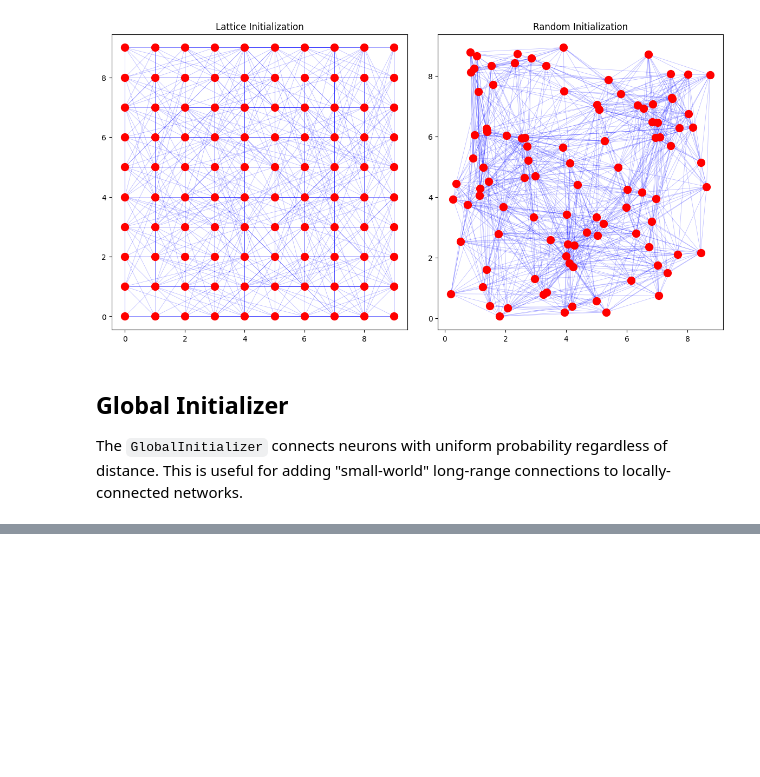
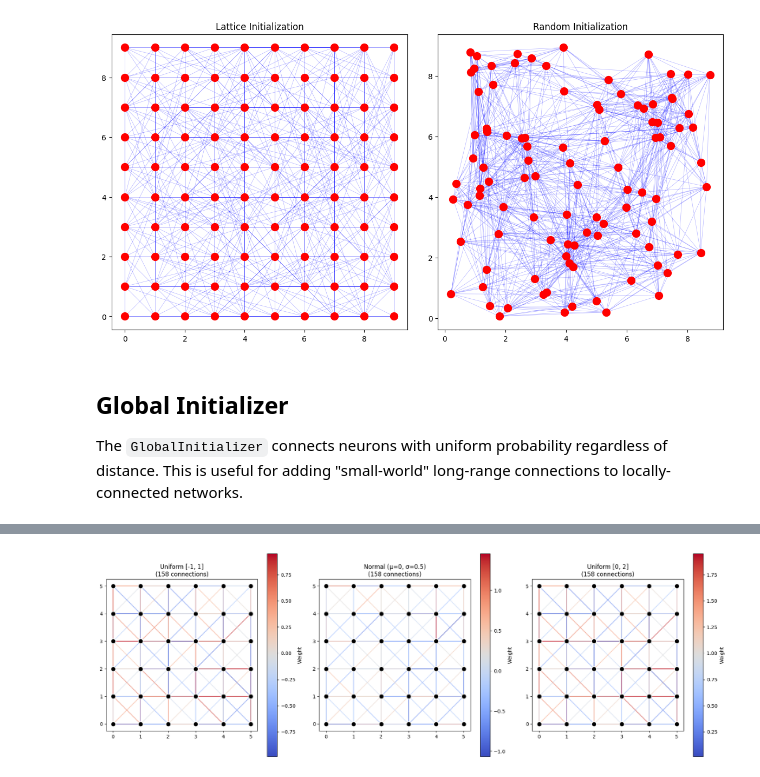
Before and after one commit to dominicm00/plsn, a Jupyter notebook: visualizations.ipynb, the cells around one changed output, grey strips where cells are left out. Drawn from its saved outputs; the diff is of its cells as text; code cells hidden in the pictures; blank space fills up the shorter version.

Commit message:
add random weight initialization

```diff
--- a/visualizations.ipynb
+++ b/visualizations.ipynb
@@ -160,0 +170,77 @@ plt.show()
+# %%
+from plsn.init import WeightInitializer
+from plsn.init.distributions import (
+    UniformWeightDistribution,
+    NormalWeightDistribution,
+)
+import matplotlib as mpl
+
+def visualize_weights(net, ax=None, title="Weight-Coded Network", cmap='coolwarm'):
+    """Visualize network with connections color-coded by weight."""
+    if ax is None:
+        fig, ax = plt.subplots(figsize=(8, 8))
+
+    # Collect all weights for normalization
+    all_weights = []
+    for i in range(net.num_neurons):
+        for j, w in net.get_outgoing(i):
+            all_weights.append(w)
+
+    if all_weights:
+        vmin, vmax = min(all_weights), max(all_weights)
+        norm = plt.Normalize(vmin=vmin, vmax=vmax)
+        colormap = mpl.colormaps.get_cmap(cmap)
+
+        # Draw connections with color based on weight
+        for i in range(net.num_neurons):
+            for j, w in net.get_outgoing(i):
+                p1 = net.neurons[i].position
+                p2 = net.neurons[j].position
+                color = colormap(norm(w))
+                ax.plot([p1[0], p2[0]], [p1[1], p2[1]],
+                       color=color, alpha=0.6, linewidth=1.5)
+
+        # Add colorbar
+        sm = mpl.cm.ScalarMappable(cmap=colormap, norm=norm)
+        sm.set_array([])
+        plt.colorbar(sm, ax=ax, label='Weight')
+
+    # Draw neurons
+    positions = np.array([n.position for n in net.neurons])
+    ax.scatter(positions[:, 0], positions[:, 1],
+              s=100, c='black', zorder=5, edgecolors='white', linewidths=1.5)
+
+    ax.set_title(title)
+    ax.set_aspect('equal')
+    return ax
+
+# Create networks with different weight distributions
+fig, axes = plt.subplots(1, 3, figsize=(18, 6))
+
+configs = [
+    ("Uniform [-1, 1]", UniformWeightDistribution(-1.0, 1.0)),
+    ("Normal (μ=0, σ=0.5)", NormalWeightDistribution(0.0, 0.5)),
+    ("Uniform [0, 2]", UniformWeightDistribution(0.0, 2.0)),
+]
+
+for ax, (name, weight_dist) in zip(axes, configs):
+    # Create network with connections
+    net = (
+        NetworkBuilder()
+        .with_dimensions(2)
+        .with_neurons(36)
+        .with_connection_initializer(
+            DistanceBasedInitializer(StepDistanceDistribution(threshold=3), seed=42)
+        )
+        .with_connection_initializer(
+            WeightInitializer(weight_dist, seed=42)
+        )
+        .with_seed(42)
+        .build()
+    )
+    visualize_weights(net, ax=ax, title=f"{name}\n({net.connection_count()} connections)")
+
+plt.tight_layout()
+plt.show()
+# %% [output]
+[figure, added]
```
Also changed, not shown: parts of 6 cells of this notebook, 7 other files.
